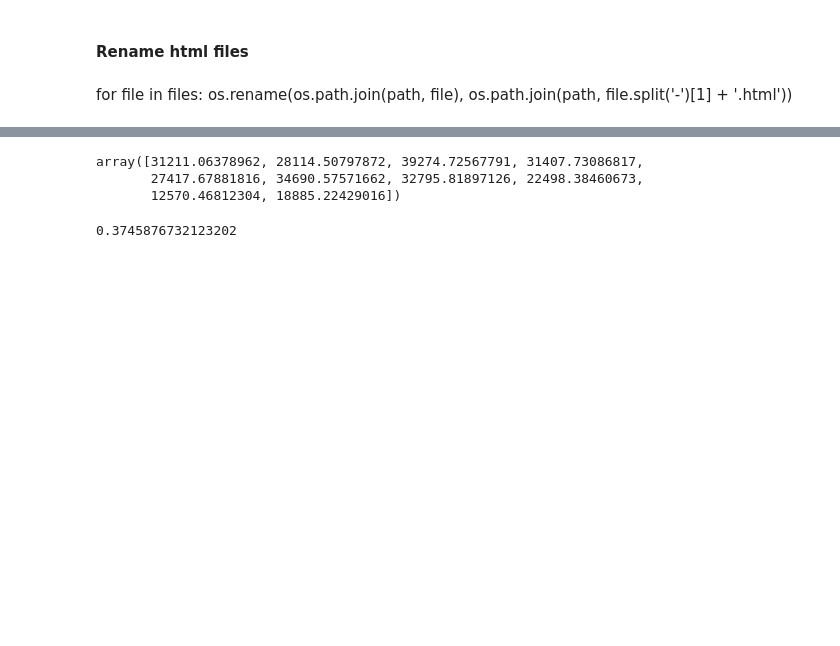
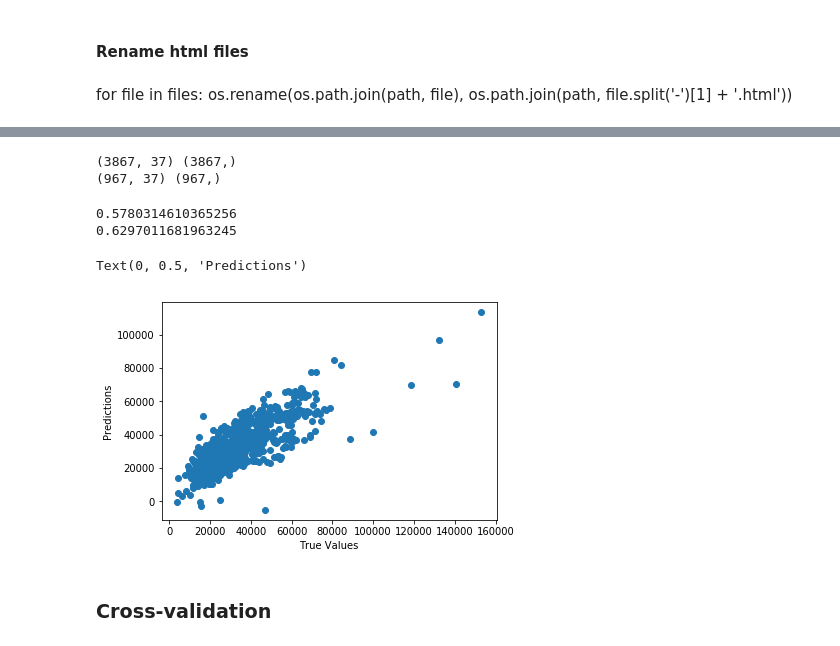
Before and after one commit to jefbsousa/scraping_cars, a Jupyter notebook: ETL.ipynb, the cells around one changed output, grey strips where cells are left out. Cells and saved outputs as stored; diff of their text form; code cells hidden in the pictures; blank space fills up the shorter version.

```diff
--- a/ETL.ipynb
+++ b/ETL.ipynb
@@ -171,3 +233,5 @@ df_al.original_price = df_al.original_price.astype('float')
+# %%
+df_al_2.fillna(-1, inplace=True)
 # %%
 # df_al_bkp_2 = df_al.copy()
 
@@ -204,19 +249,33 @@ df_al
+# %%
+X = df_al_2.drop('price',axis=1)
+y = df_al_2['price']
+
+X_train, X_test, y_train, y_test = train_test_split(X, y, test_size=0.2)
+print(X_train.shape, y_train.shape)
+print(X_test.shape, y_test.shape)
+# %% [output]
+(3867, 37) (3867,)
+(967, 37) (967,)
 # %%
-X = df_al.drop('price', axis=1)
-y = df_al['price']
-
+# X = df_al.drop('price', axis=1)
+# y = df_al['price']
 
 lm = linear_model.LinearRegression()
-model = lm.fit(X,y)
+
+model = lm.fit(X_train, y_train)
+predictions = lm.predict(X_test)
-# %%
-predictions = lm.predict(X)
-# %%
-predictions[:10]
-# %% [output]
-array([31211.06378962, 28114.50797872, 39274.72567791, 31407.73086817,
-       27417.67881816, 34690.57571662, 32795.81897126, 22498.38460673,
-       12570.46812304, 18885.22429016])
-# %%
-lm.score(X,y)
-# %% [output]
-0.3745876732123202
+# %%
+print(lm.score(X_train,y_train))
+print(lm.score(X_test,y_test))
+# %% [output]
+0.5780314610365256
+0.6297011681963245
+# %%
+plt.scatter(y_test, predictions)
+plt.xlabel("True Values")
+plt.ylabel("Predictions")
+# %% [output]
+Text(0, 0.5, 'Predictions')
+[figure, added]
+# %% [markdown]
+### Cross-validation
```
Also changed, not shown: parts of 39 cells of this notebook, 1 other file.
